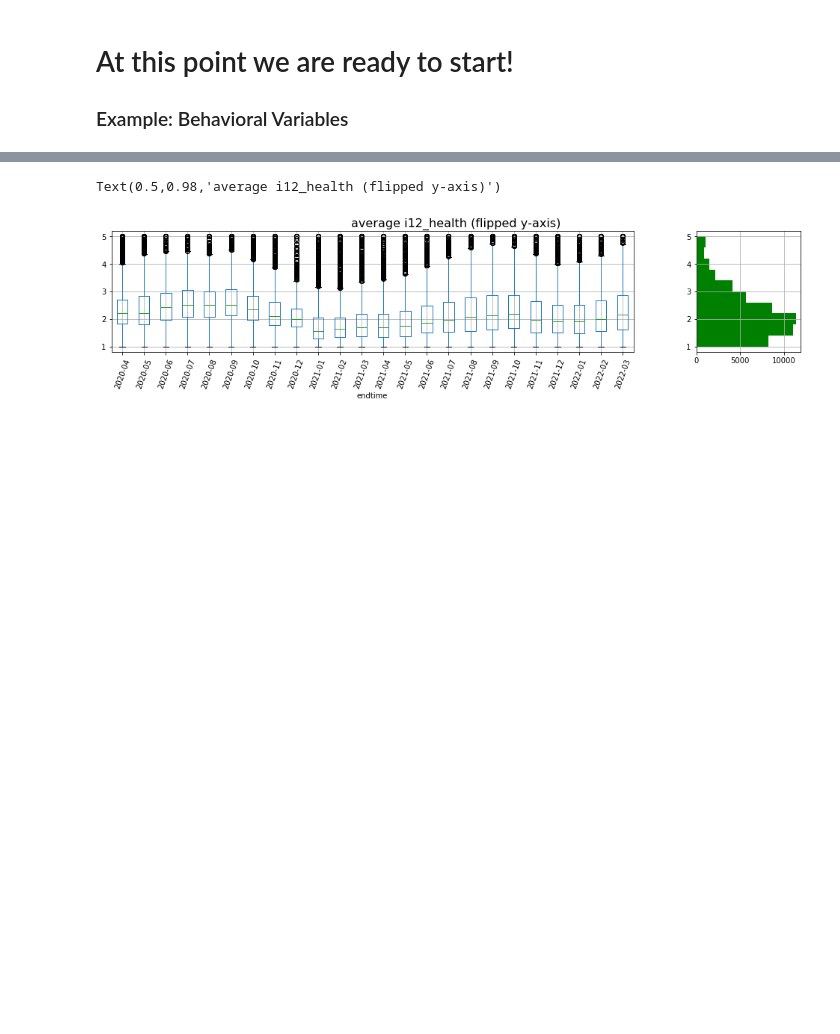
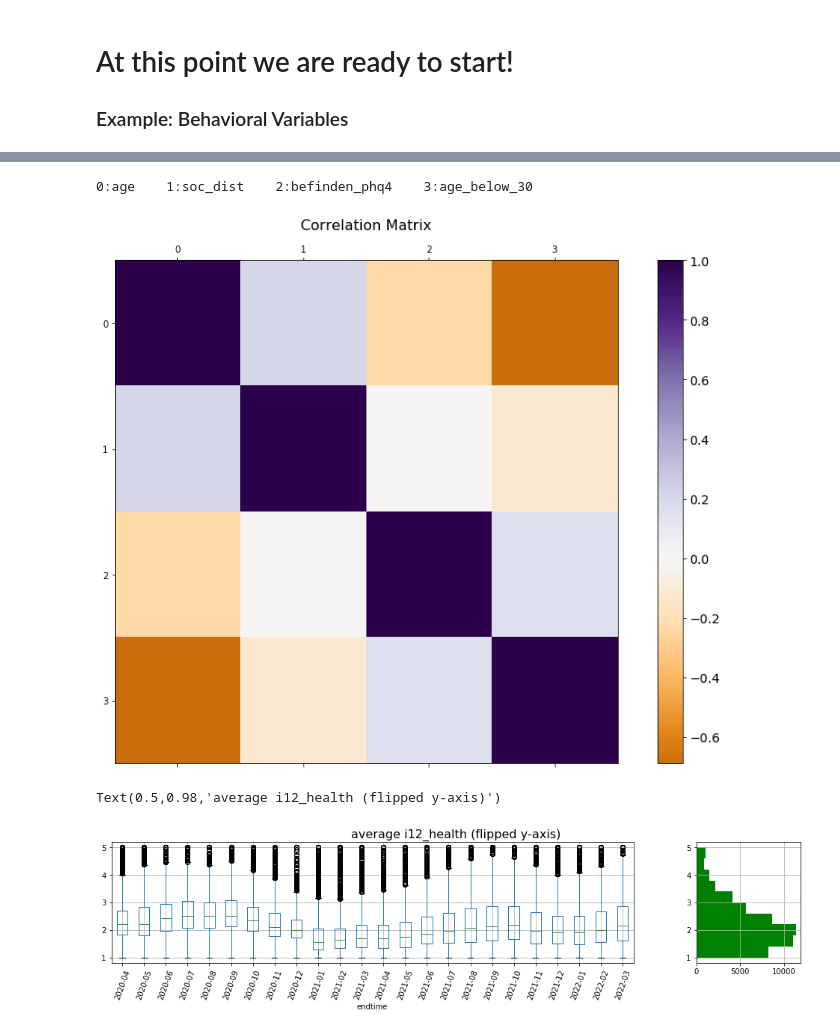
Before and after one commit to sevenbanisch/hackthon_yougov_data, a Jupyter notebook: hackathon/andreas/play-around.ipynb, the cells around one changed output, grey strips where cells are left out. Cells and saved outputs as stored; diff of their text form; code cells hidden in the pictures; blank space fills up the shorter version.

```diff
--- a/hackathon/andreas/play-around.ipynb
+++ b/hackathon/andreas/play-around.ipynb
@@ -254,3 +325,8 @@ None
+# %%
+plot_correlation(df3)
+# %% [output]
+0:age    1:soc_dist    2:befinden_phq4    3:age_below_30
+[figure, added]
 # %%
 items_behavior = [ i for i in item_dict.keys() if 'i12_health' in i]
 #items_behavior.extend(["endtime"])
```
Also changed, not shown: parts of 12 cells of this notebook, 6 other files.
